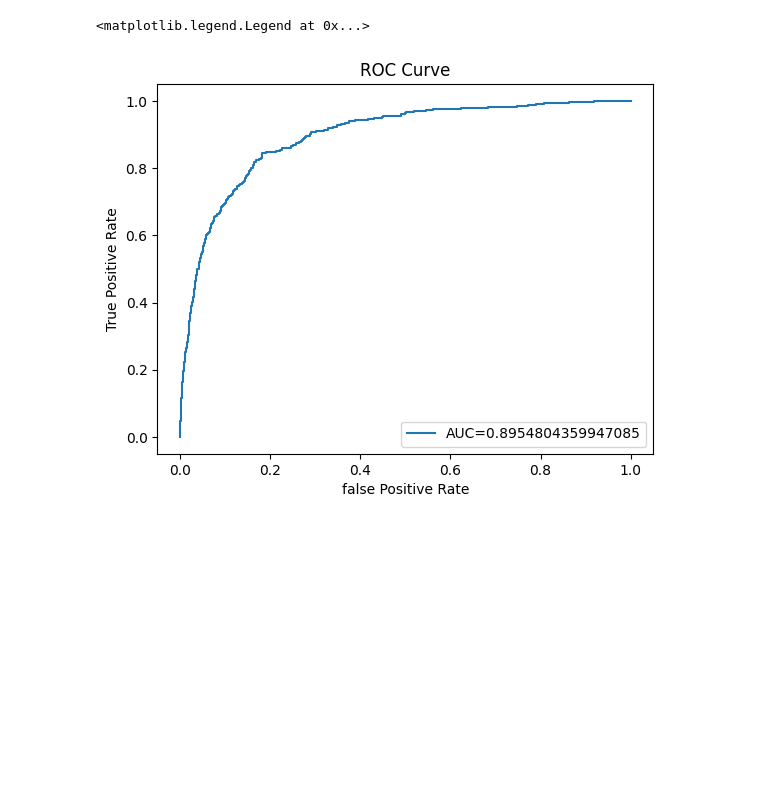
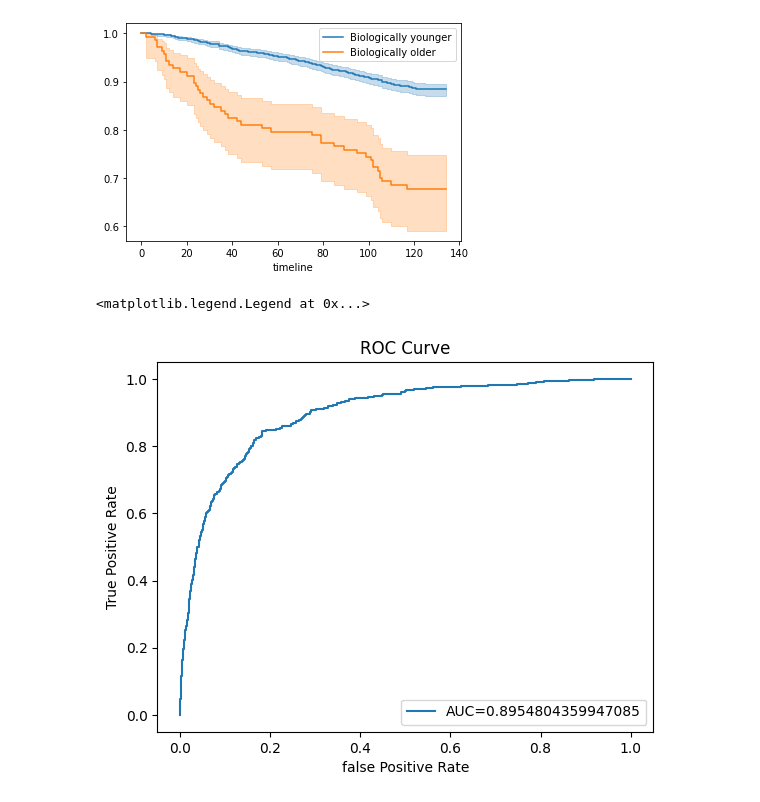
Before and after one commit to Biomarkers-of-Aging-Consortium/boa-learn, a Jupyter notebook: notebooks/nhanes_cohort.ipynb, the cells around one changed output. Cells and saved outputs as stored; diff of their text form; code cells hidden in the pictures; blank space fills up the shorter version.

```diff
--- a/notebooks/nhanes_cohort.ipynb
+++ b/notebooks/nhanes_cohort.ipynb
@@ -68 +73,13 @@ y_pred_proba= logreg.predict_proba(X_test) [::,1]
+# %%
+df['biologically_older']=df['phenotypic_age']>df['age']
+# %%
+ax=plt.subplot()
+groups = df['biologically_older']
+ix = (groups == 0)
+kmf.fit(T[ix], E[ix], label='Biologically younger')
+ax = kmf.plot_survival_function(ax=ax)
+kmf.fit(T[~ix], E[~ix], label='Biologically older')
+ax = kmf.plot_survival_function()
+# %% [output]
+[figure, added]
 # %%
```
Also changed, not shown: parts of 15 cells of this notebook, 2 other files.
